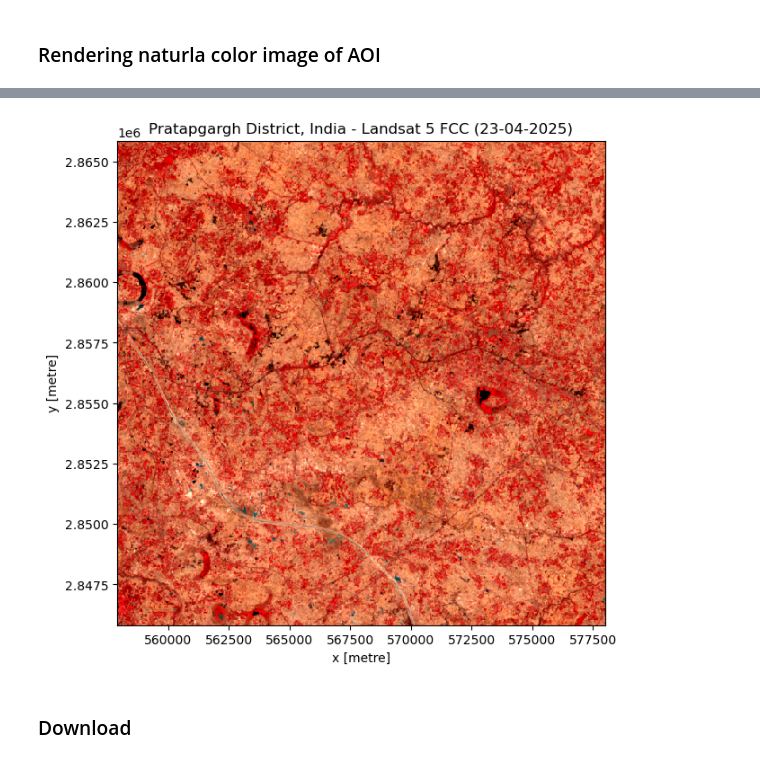
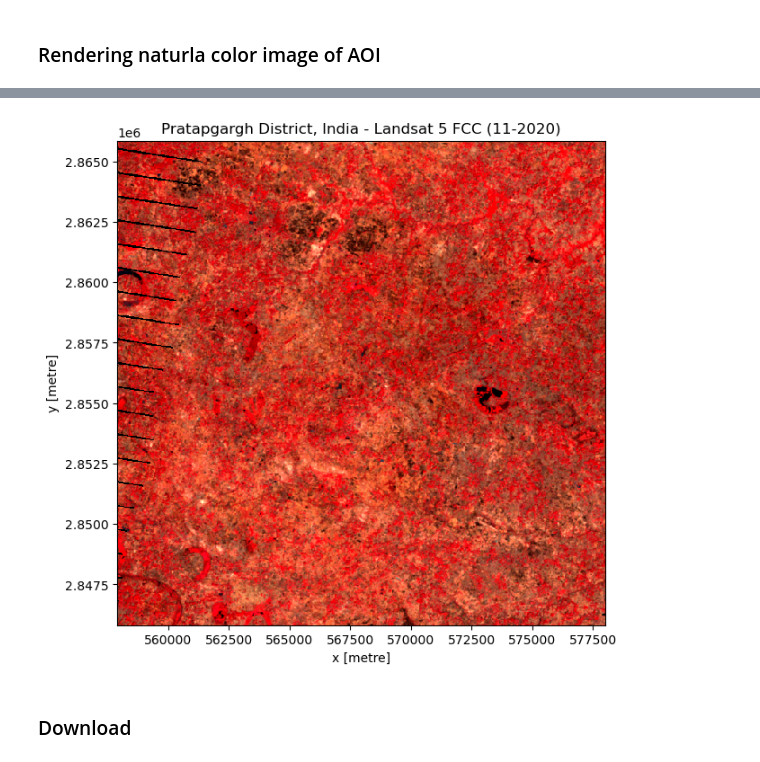
Before and after one commit to neerajk/model, a Jupyter notebook: landsat_gen copy.ipynb, the cells around one changed output, grey strips where cells are left out. Saved outputs shown, nothing was run; the diff lists cells and outputs as text; code cells hidden in the pictures.

```diff
--- a/landsat_gen copy.ipynb
+++ b/landsat_gen copy.ipynb
@@ -18,7 +18,7 @@ catalog = pystac_client.Client.open(
 # %%
 bbox = [81.5781, 25.7294, 81.7775, 25.9090]
 
-time = "2020-12-01/2020-12-31"
+time = "2020-11-01/2020-11-30"
 # %%
 search = catalog.search(
     collections=["landsat-c2-l2"],
@@ -150,10 +150,10 @@ ax.set_title("Pratapgargh, India - Landsat 5 RGB Composite (29-12-2020)");
 # %%
 fig, ax = plt.subplots(figsize=(7, 7))
 
 data[["nir08", "red", "green"]].to_array().plot.imshow(robust=True, ax=ax)
-ax.set_title("Pratapgargh District, India - Landsat 5 FCC (23-04-2025)");
+ax.set_title("Pratapgargh District, India - Landsat 5 FCC (11-2020)");
 # %% [output]
-[figure, old version]
+[figure, new version]
 # %% [markdown]
 ### Download
 # %%
```
Also changed, not shown: parts of 4 cells of this notebook, 11 other files.
